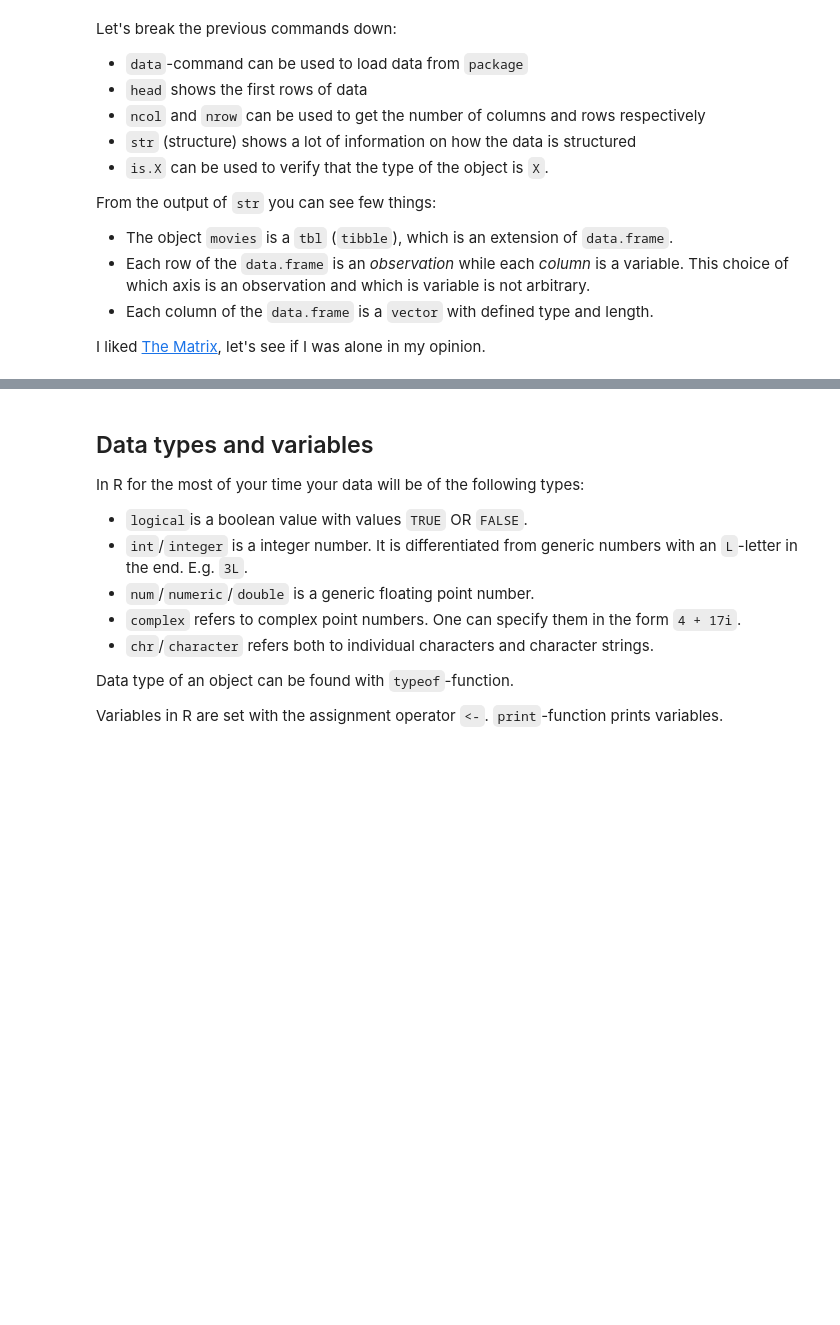
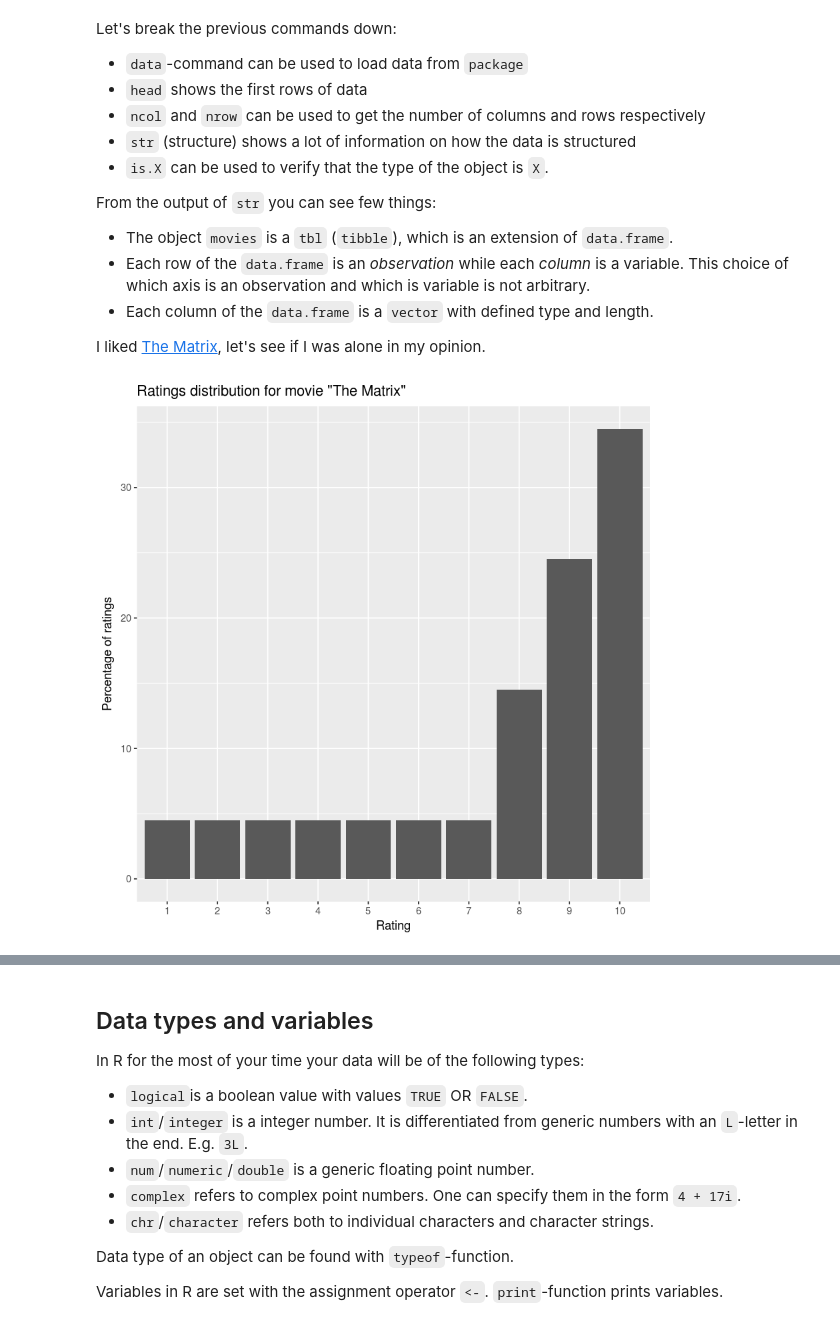
Before and after one commit to AaltoSciComp/python-r-data-analysis-course, a Jupyter notebook: r/01 - Introduction to R.ipynb, the cells around one changed output, grey strips where cells are left out. Drawn from its saved outputs; the diff is of its cells as text; code cells hidden in the pictures; blank space fills up the shorter version.

```diff
--- a/r/01 - Introduction to R.ipynb
+++ b/r/01 - Introduction to R.ipynb
@@ -122,3 +145,16 @@ From the output of `str` you can see few things:
 - Each column of the `data.frame` is a `vector` with defined type and length.
 
 I liked [The Matrix](http://www.imdb.com/title/tt0133093/), let's see if I was alone in my opinion.
+# %%
+movies %>%
+    filter(title == 'Matrix, The') %>%
+    select(num_range('r',1:10)) %>%
+    gather(key='rating',value='percentage',factor_key=T) %>%
+    mutate(rating=factor(as.integer(rating))) %>%
+    ggplot(aes(x=rating,y=percentage)) +
+            geom_col() +
+            ggtitle('Ratings distribution for movie "The Matrix"') +
+            xlab('Rating') +
+            ylab('Percentage of ratings')
+# %% [output]
+[figure, added]
```
Also changed, not shown: parts of 45 cells of this notebook.
